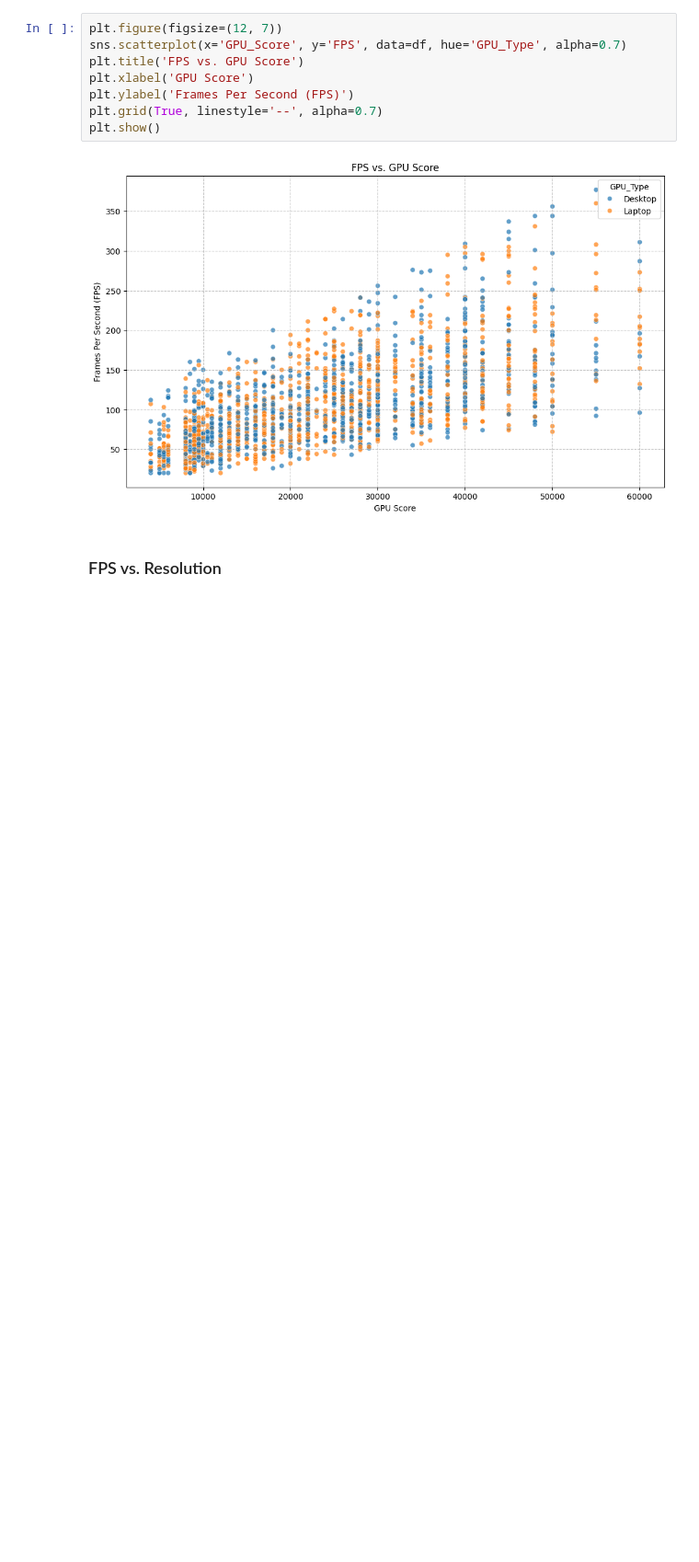
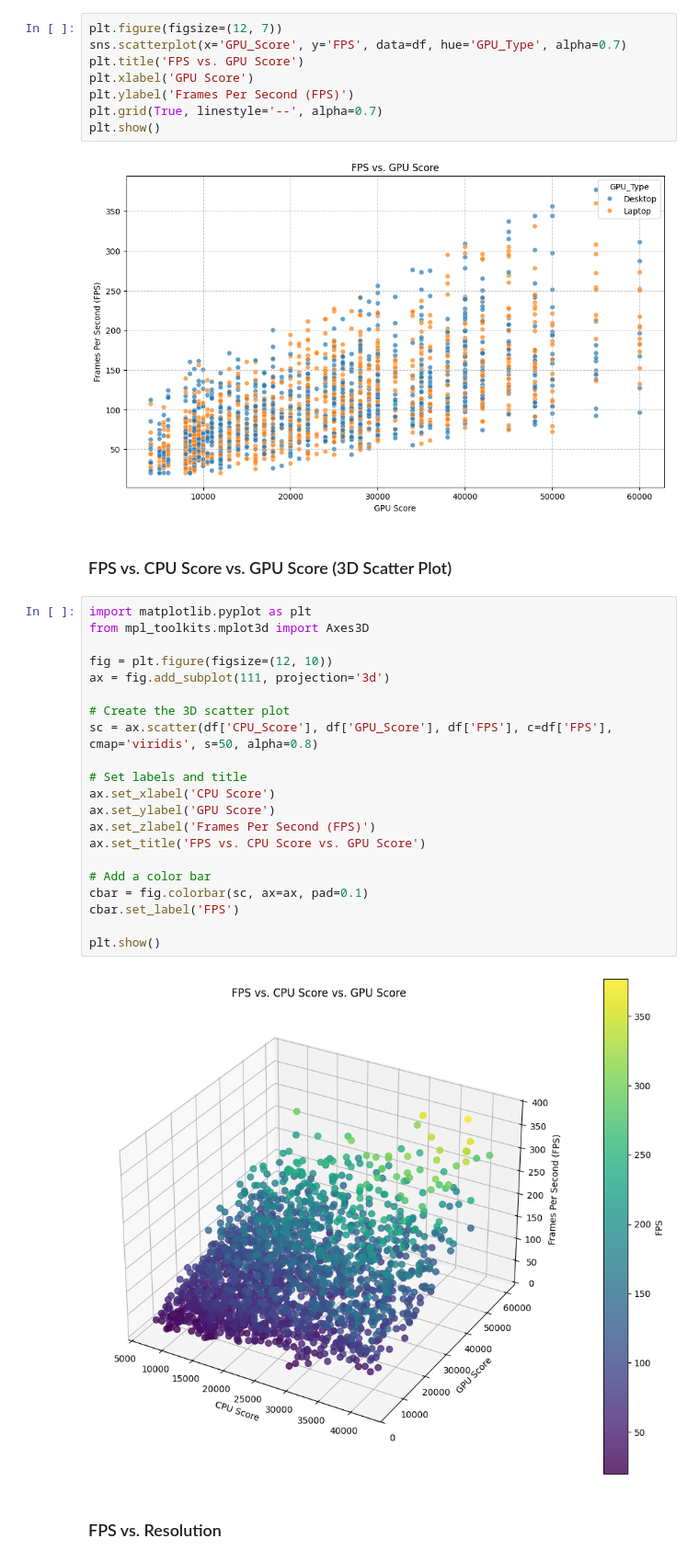
Before and after one commit to manavsharma111/Machine-Learning, a Jupyter notebook: GAMES_SETTINGS_OPTIMIZER.ipynb, the cells around one changed output. Shown at 92% size. Drawn from its saved outputs; the diff is of its cells as text; blank space fills up the shorter version.

```diff
--- a/GAMES_SETTINGS_OPTIMIZER.ipynb
+++ b/GAMES_SETTINGS_OPTIMIZER.ipynb
@@ -449,6 +449,31 @@ plt.grid(True, linestyle='--', alpha=0.7)
 plt.show()
 # %% [output]
 [figure]
+# %% [markdown]
+### FPS vs. CPU Score vs. GPU Score (3D Scatter Plot)
+# %%
+import matplotlib.pyplot as plt
+from mpl_toolkits.mplot3d import Axes3D
+
+fig = plt.figure(figsize=(12, 10))
+ax = fig.add_subplot(111, projection='3d')
+
+# Create the 3D scatter plot
+sc = ax.scatter(df['CPU_Score'], df['GPU_Score'], df['FPS'], c=df['FPS'], cmap='viridis', s=50, alpha=0.8)
+
+# Set labels and title
+ax.set_xlabel('CPU Score')
+ax.set_ylabel('GPU Score')
+ax.set_zlabel('Frames Per Second (FPS)')
+ax.set_title('FPS vs. CPU Score vs. GPU Score')
+
+# Add a color bar
+cbar = fig.colorbar(sc, ax=ax, pad=0.1)
+cbar.set_label('FPS')
+
+plt.show()
+# %% [output]
+[figure, added]
 # %% [markdown]
 ### FPS vs. Resolution
 # %%
```
